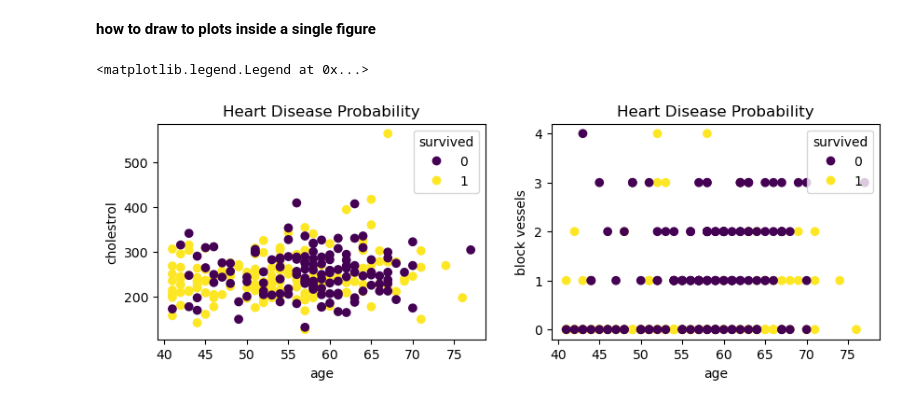
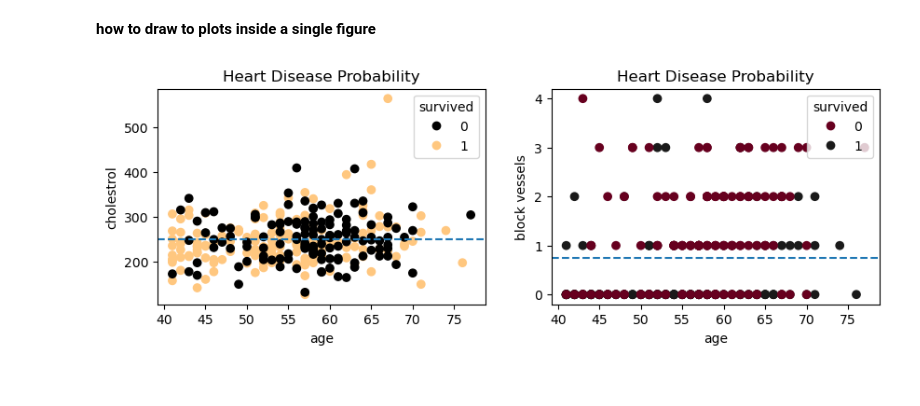
Before and after one commit to shahmeerkhan12/Machine-Learning, a Jupyter notebook: matplotlib/6 oop life cycle.ipynb, the cells around one changed output. Drawn from its saved outputs; the diff is of its cells as text; code cells hidden in the pictures.

Commit message:
Object Oriented plotting, adding different colors to the markers

```diff
--- a/matplotlib/6 oop life cycle.ipynb
+++ b/matplotlib/6 oop life cycle.ipynb
@@ -38,15 +38,20 @@ above_40
 # %%
 fig, (plot1, plot2) = plt.subplots(nrows = 1, ncols = 2, figsize=(10,3))
 
 # now create the first plot
-scatter_plot = plot1.scatter(x=above_40['age'],y=above_40['chol'],c= above_40['target'])
+# cmap is used for coloring markers in the plot
+scatter_plot = plot1.scatter(x=above_40['age'],y=above_40['chol'],c= above_40['target'],cmap = 'copper')
 plot1.set(title="Heart Disease Probability", xlabel  = 'age', ylabel = 'cholestrol')
 plot1.legend(*scatter_plot.legend_elements(),title = 'survived')
 
 # creating the second plot
-scatter_plot = plot2.scatter(x=above_40['age'],y=above_40['ca'],c= above_40['target'])
+scatter_plot = plot2.scatter(x=above_40['age'],y=above_40['ca'],c= above_40['target'],cmap = 'RdGy')
 plot2.set(title = "Heart Disease Probability", xlabel  = 'age', ylabel = 'block vessels')
 plot2.legend(*scatter_plot.legend_elements(), title = 'survived')
+
+# adding some customization
+# 01 mean line
+plot1.axhline(y=above_40['chol'].mean(), linestyle = "--");
+plot2.axhline(y=above_40['ca'].mean(), linestyle = "--");
 # %% [output]
-<matplotlib.legend.Legend at 0x...>
-[figure, old version]
+[figure, new version]
```
